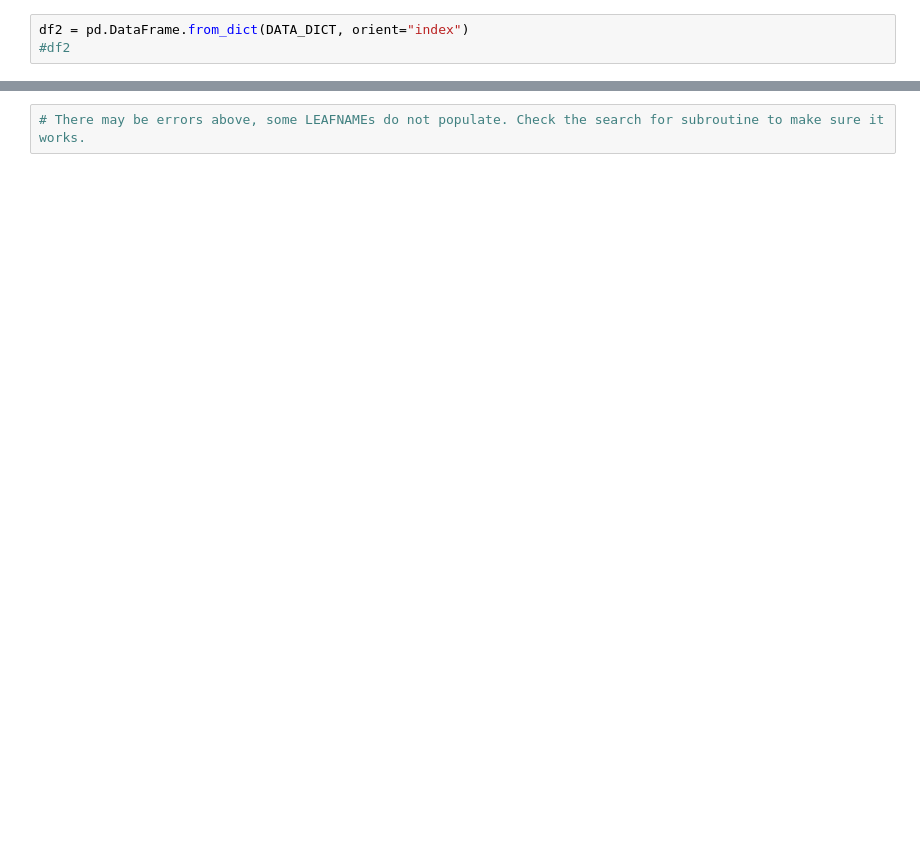
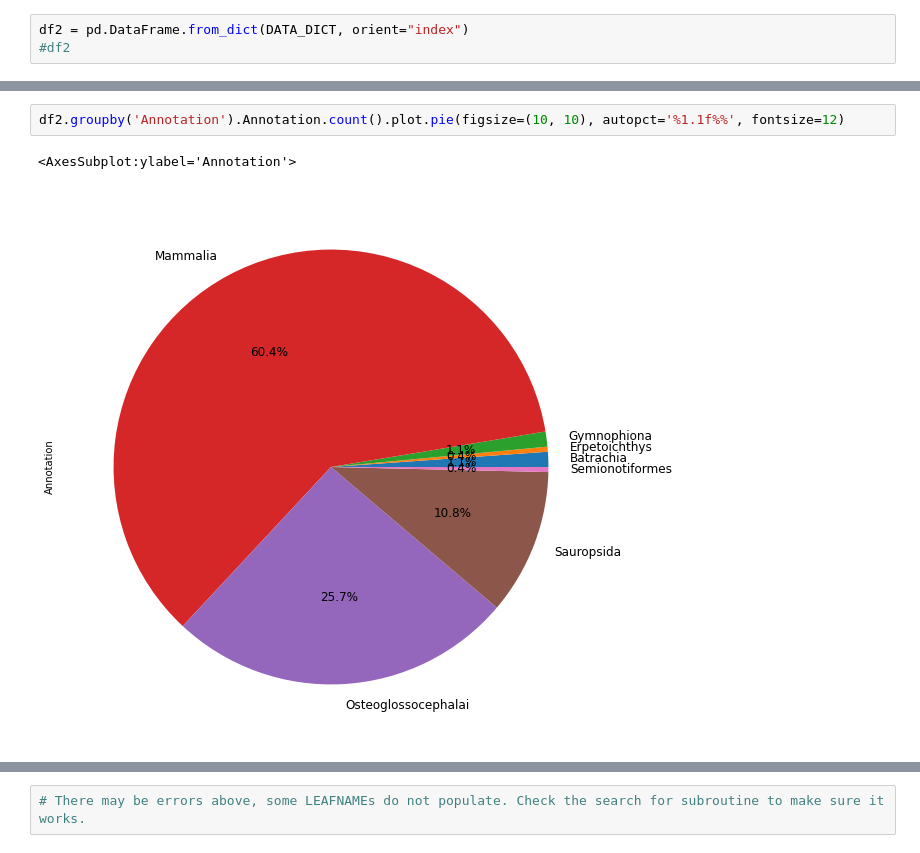
Before and after one commit to aglucaci/GeneInvestigator, a Jupyter notebook: notebooks/LineageAnnotation.ipynb, the cells around one changed output, grey strips where cells are left out. Saved outputs shown, nothing was run; the diff lists cells and outputs as text; blank space fills up the shorter version.

Commit message:
updated lineage annotation notebook

```diff
--- a/notebooks/LineageAnnotation.ipynb
+++ b/notebooks/LineageAnnotation.ipynb
@@ -131,0 +249,5 @@ for i in range(len(lineages[0])):
+# %%
+df2.groupby('Annotation').Annotation.count().plot.pie(figsize=(10, 10), autopct='%1.1f%%', fontsize=12)
+# %% [output]
+<AxesSubplot:ylabel='Annotation'>
+[figure, added]
```
Also changed, not shown: parts of 16 cells of this notebook.
